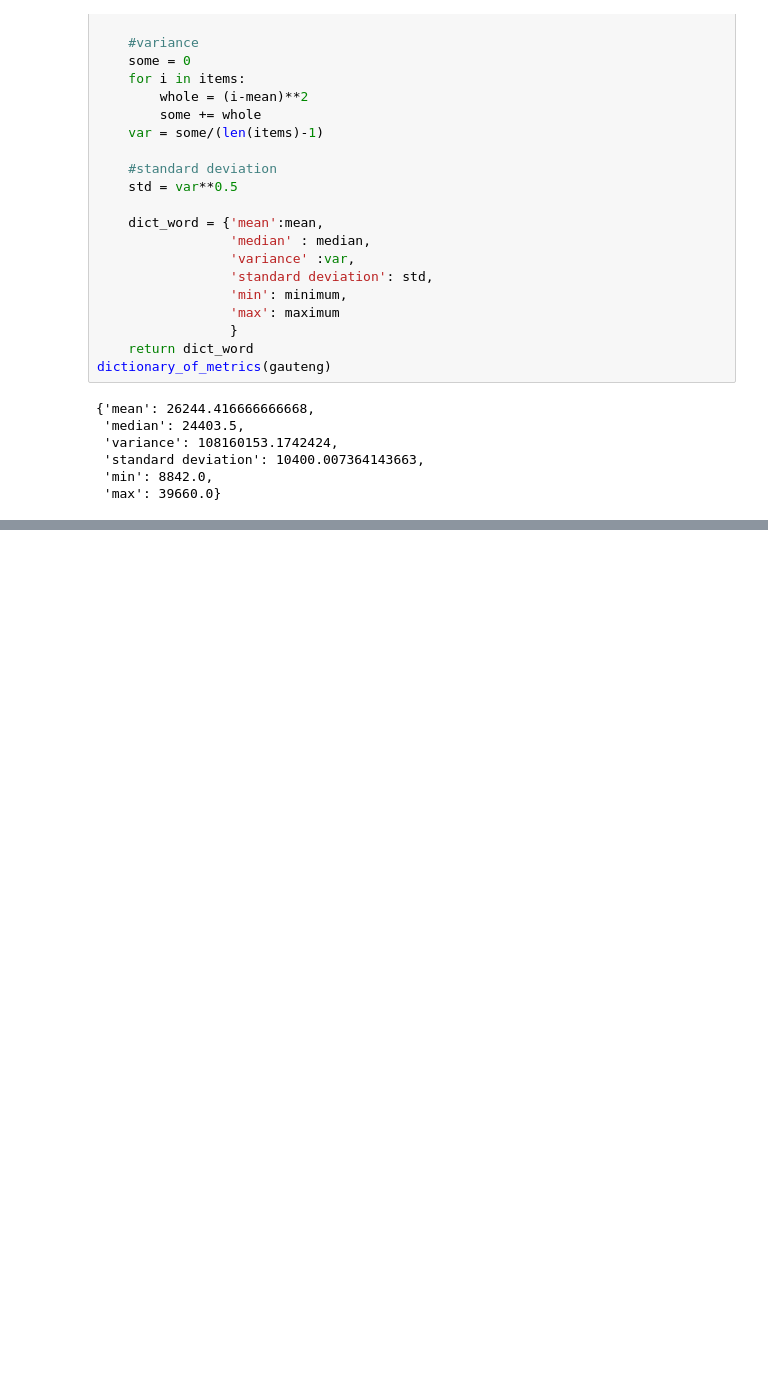
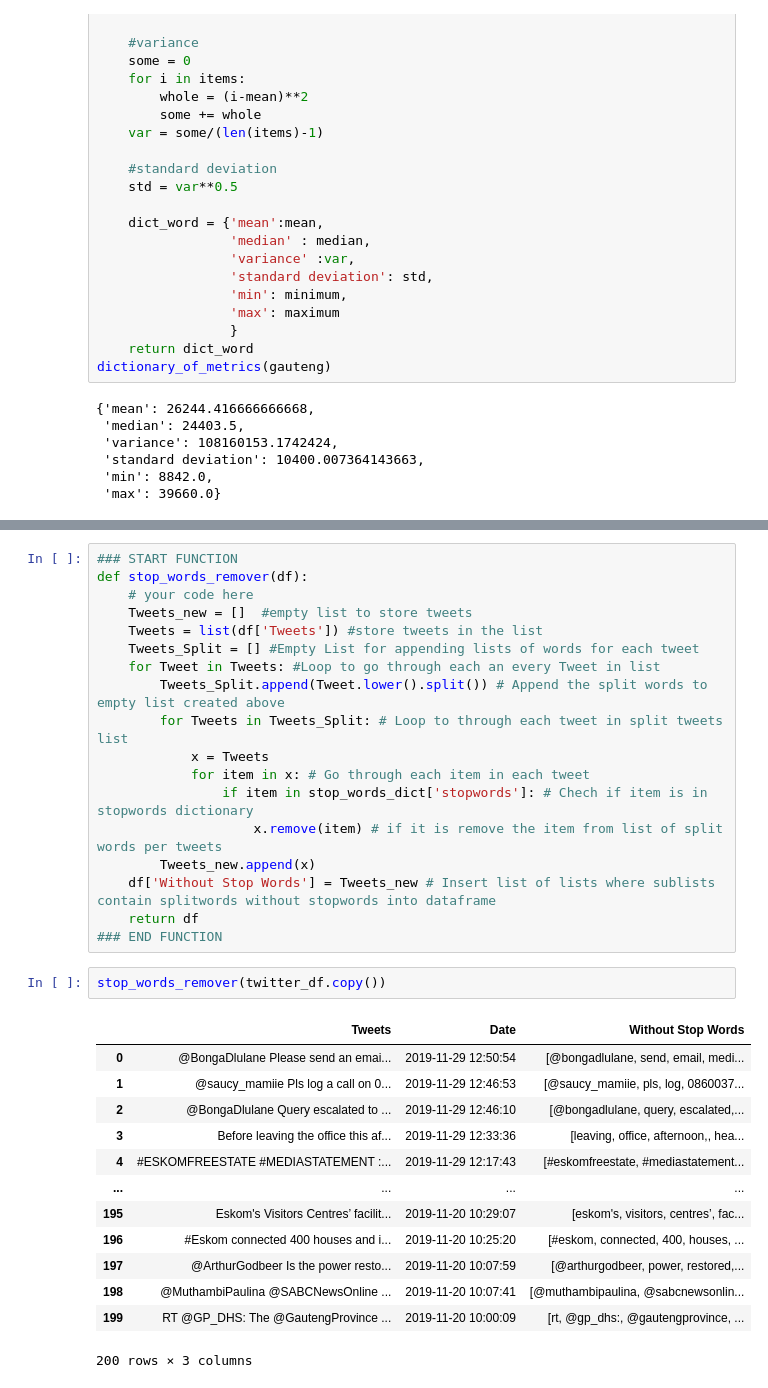
Before and after one commit to nthabeleng-vilakazi/Data-Science-Portfolio, a Jupyter notebook: Analysing Eskom Data/Function To Analyse Eskom Data.ipynb, the cells around one changed output, grey strips where cells are left out. Saved outputs shown, nothing was run; the diff lists cells and outputs as text; blank space fills up the shorter version.

```diff
--- a/Analysing Eskom Data/Function To Analyse Eskom Data.ipynb
+++ b/Analysing Eskom Data/Function To Analyse Eskom Data.ipynb
@@ -183,0 +373,34 @@ def five_num_summary(items):
+# %%
+### START FUNCTION
+def stop_words_remover(df):
+    # your code here
+    Tweets_new = []  #empty list to store tweets
+    Tweets = list(df['Tweets']) #store tweets in the list
+    Tweets_Split = [] #Empty List for appending lists of words for each tweet
+    for Tweet in Tweets: #Loop to go through each an every Tweet in list
+        Tweets_Split.append(Tweet.lower().split()) # Append the split words to empty list created above
+        for Tweets in Tweets_Split: # Loop to through each tweet in split tweets list
+            x = Tweets
+            for item in x: # Go through each item in each tweet
+                if item in stop_words_dict['stopwords']: # Chech if item is in stopwords dictionary
+                    x.remove(item) # if it is remove the item from list of split words per tweets
+        Tweets_new.append(x)
+    df['Without Stop Words'] = Tweets_new # Insert list of lists where sublists contain splitwords without stopwords into dataframe
+    return df
+### END FUNCTION
+# %%
+stop_words_remover(twitter_df.copy())
+# %% [output]
+|  | Tweets | Date | Without Stop Words |
+| 0 | @BongaDlulane Please send an emai... | 2019-11-29 12:50:54 | [@bongadlulane, send, email, medi... |
+| 1 | @saucy_mamiie Pls log a call on 0... | 2019-11-29 12:46:53 | [@saucy_mamiie, pls, log, 0860037... |
+| 2 | @BongaDlulane Query escalated to ... | 2019-11-29 12:46:10 | [@bongadlulane, query, escalated,... |
+| 3 | Before leaving the office this af... | 2019-11-29 12:33:36 | [leaving, office, afternoon,, hea... |
+| 4 | #ESKOMFREESTATE #MEDIASTATEMENT :... | 2019-11-29 12:17:43 | [#eskomfreestate, #mediastatement... |
+| ... | ... | ... | ... |
+| 195 | Eskom's Visitors Centres’ facilit... | 2019-11-20 10:29:07 | [eskom's, visitors, centres’, fac... |
+| 196 | #Eskom connected 400 houses and i... | 2019-11-20 10:25:20 | [#eskom, connected, 400, houses, ... |
+| 197 | @ArthurGodbeer Is the power resto... | 2019-11-20 10:07:59 | [@arthurgodbeer, power, restored,... |
+| 198 | @MuthambiPaulina @SABCNewsOnline ... | 2019-11-20 10:07:41 | [@muthambipaulina, @sabcnewsonlin... |
+| 199 | RT @GP_DHS: The @GautengProvince ... | 2019-11-20 10:00:09 | [rt, @gp_dhs:, @gautengprovince, ... |
+200 rows × 3 columns
```
Also changed, not shown: parts of 32 cells of this notebook, 1 other file.
